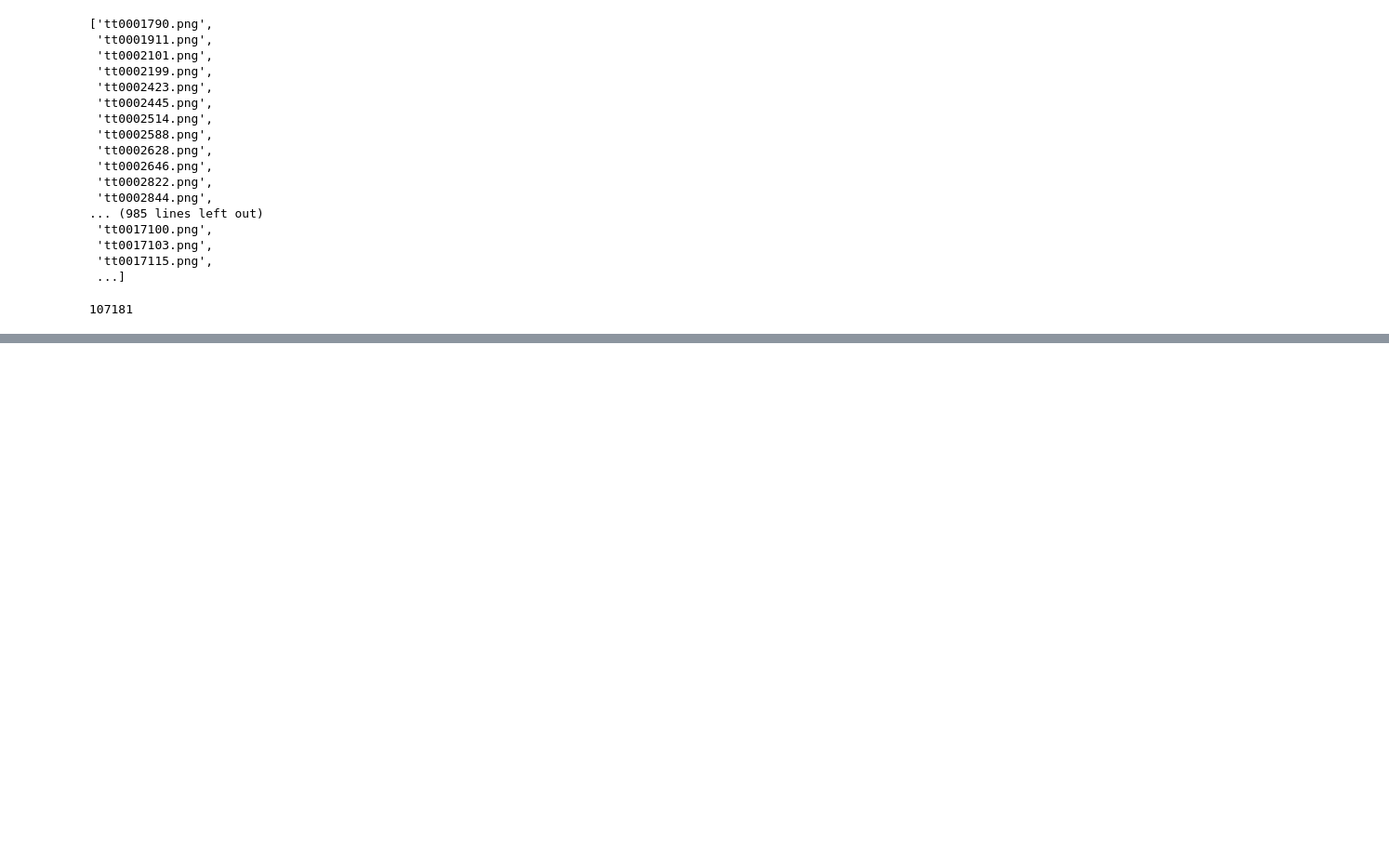
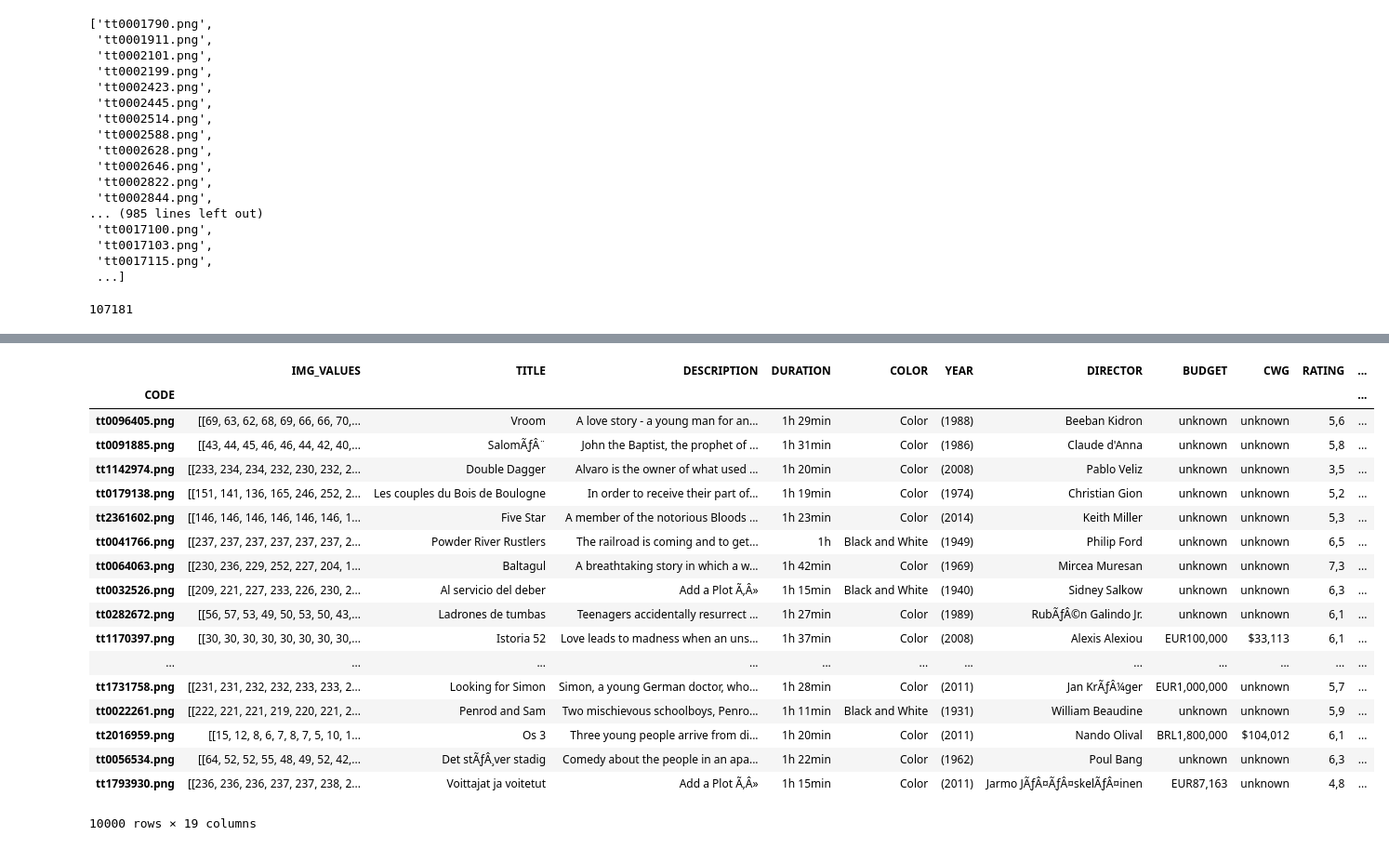
Before and after one commit to juan97serrano/IMDB_Prediction-TFM, a Jupyter notebook: Preprocessing/readimg_and_createdf.ipynb, the cells around one changed output, grey strips where cells are left out. Shown: that part at 93% size. Drawn from its saved outputs; the diff is of its cells as text; code cells hidden in the pictures; blank space fills up the shorter version.

Commit message:
read img

```diff
--- a/Preprocessing/readimg_and_createdf.ipynb
+++ b/Preprocessing/readimg_and_createdf.ipynb
@@ -7,4 +7,4 @@ from tensorflow.keras.preprocessing import image
 import dask.dataframe as dd
 from PIL import Image
 # %%
-filtered_data = pd.read_csv("../data/FILTERED_FINAL_IMBD_DATA.csv", sep=',', engine='python', header=0
+filtered_data = pd.read_csv("../data/FILTERED_FINAL_IMBD_DATA.csv", sep=',', engine='python', header=0)
@@ -63,11 +56,11 @@ len(films_in_comon)
 import numpy
 import PIL
 
-array_img = []
-for id_image in tqdm(films_in_comon):
+array_img = pd.DataFrame(columns = ['CODE','IMG_VALUES'])
+for i,id_image in enumerate(tqdm(films_in_comon[:10000])):
         print(id_image)
         img = PIL.Image.open(dir + id_image).convert("L")
         img_array = numpy.array(img)
-        array_img = array_img + [[id_image,img_array]]
+        array_img.loc[i] = [id_image]+[img_array]
 # %% [output]
 [interactive output not drawn]
@@ -141,0 +128,28 @@ df.to_csv('../data/Filtered_Img_DataFrame.csv')
+# %%
+filtered_data = pd.read_csv('../data/FILTERED_FINAL_IMBD_DATA.csv',sep=',', engine='python', header= 0,index_col = 0)
+string = '.png'
+filtered_data['CODE'] = (pd.Series(filtered_data['CODE']) + string).tolist()
+# %%
+filtered_df_with_img = array_img.set_index('CODE').join(filtered_data.set_index('CODE'))
+# %%
+filtered_df_with_img
+# %% [output]
+|  | IMG_VALUES | TITLE | DESCRIPTION | DURATION | COLOR | YEAR | DIRECTOR | BUDGET | CWG | RATING | ... |
+| CODE |  |  |  |  |  |  |  |  |  |  | ... |
+| tt0096405.png | [[69, 63, 62, 68, 69, 66, 66, 70,... | Vroom | A love story - a young man for an... | 1h 29min | Color | (1988) | Beeban Kidron | unknown | unknown | 5,6 | ... |
+| tt0091885.png | [[43, 44, 45, 46, 46, 44, 42, 40,... | SalomÃƒÂ¨ | John the Baptist, the prophet of ... | 1h 31min | Color | (1986) | Claude d'Anna | unknown | unknown | 5,8 | ... |
+| tt1142974.png | [[233, 234, 234, 232, 230, 232, 2... | Double Dagger | Alvaro is the owner of what used ... | 1h 20min | Color | (2008) | Pablo Veliz | unknown | unknown | 3,5 | ... |
+| tt0179138.png | [[151, 141, 136, 165, 246, 252, 2... | Les couples du Bois de Boulogne | In order to receive their part of... | 1h 19min | Color | (1974) | Christian Gion | unknown | unknown | 5,2 | ... |
+| tt2361602.png | [[146, 146, 146, 146, 146, 146, 1... | Five Star | A member of the notorious Bloods ... | 1h 23min | Color | (2014) | Keith Miller | unknown | unknown | 5,3 | ... |
+| tt0041766.png | [[237, 237, 237, 237, 237, 237, 2... | Powder River Rustlers | The railroad is coming and to get... | 1h | Black and White | (1949) | Philip Ford | unknown | unknown | 6,5 | ... |
+| tt0064063.png | [[230, 236, 229, 252, 227, 204, 1... | Baltagul | A breathtaking story in which a w... | 1h 42min | Color | (1969) | Mircea Muresan | unknown | unknown | 7,3 | ... |
+| tt0032526.png | [[209, 221, 227, 233, 226, 230, 2... | Al servicio del deber | Add a Plot Ã‚Â» | 1h 15min | Black and White | (1940) | Sidney Salkow | unknown | unknown | 6,3 | ... |
+| tt0282672.png | [[56, 57, 53, 49, 50, 53, 50, 43,... | Ladrones de tumbas | Teenagers accidentally resurrect ... | 1h 27min | Color | (1989) | RubÃƒÂ©n Galindo Jr. | unknown | unknown | 6,1 | ... |
+| tt1170397.png | [[30, 30, 30, 30, 30, 30, 30, 30,... | Istoria 52 | Love leads to madness when an uns... | 1h 37min | Color | (2008) | Alexis Alexiou | EUR100,000 | $33,113 | 6,1 | ... |
+| ... | ... | ... | ... | ... | ... | ... | ... | ... | ... | ... | ... |
+| tt1731758.png | [[231, 231, 232, 232, 233, 233, 2... | Looking for Simon | Simon, a young German doctor, who... | 1h 28min | Color | (2011) | Jan KrÃƒÂ¼ger | EUR1,000,000 | unknown | 5,7 | ... |
+| tt0022261.png | [[222, 221, 221, 219, 220, 221, 2... | Penrod and Sam | Two mischievous schoolboys, Penro... | 1h 11min | Black and White | (1931) | William Beaudine | unknown | unknown | 5,9 | ... |
+| tt2016959.png | [[15, 12, 8, 6, 7, 8, 7, 5, 10, 1... | Os 3 | Three young people arrive from di... | 1h 20min | Color | (2011) | Nando Olival | BRL1,800,000 | $104,012 | 6,1 | ... |
+| tt0056534.png | [[64, 52, 52, 55, 48, 49, 52, 42,... | Det stÃƒÂ¸ver stadig | Comedy about the people in an apa... | 1h 22min | Color | (1962) | Poul Bang | unknown | unknown | 6,3 | ... |
+| tt1793930.png | [[236, 236, 236, 237, 237, 238, 2... | Voittajat ja voitetut | Add a Plot Ã‚Â» | 1h 15min | Color | (2011) | Jarmo JÃƒÂ¤ÃƒÂ¤skelÃƒÂ¤inen | EUR87,163 | unknown | 4,8 | ... |
+10000 rows × 19 columns
```
Also changed, not shown: parts of 11 cells of this notebook, 1 other file.
